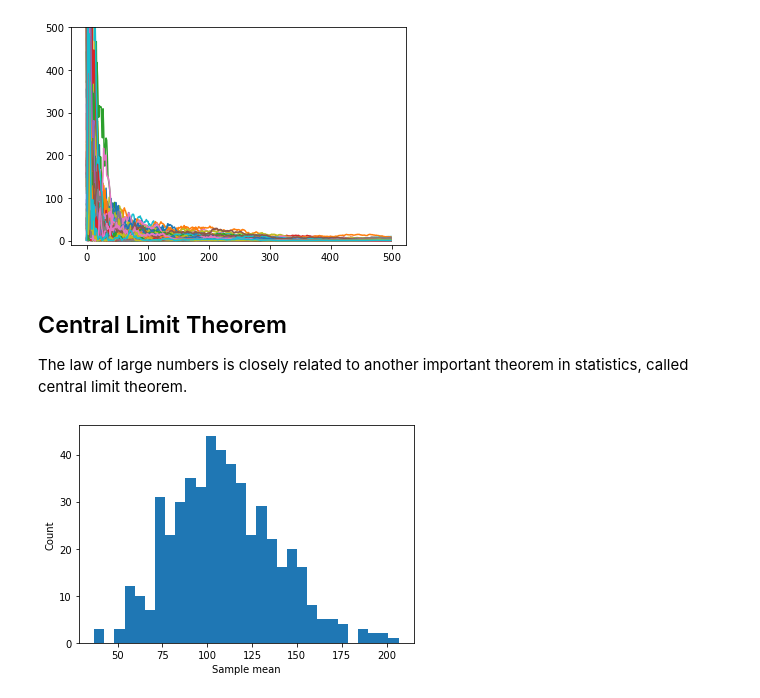
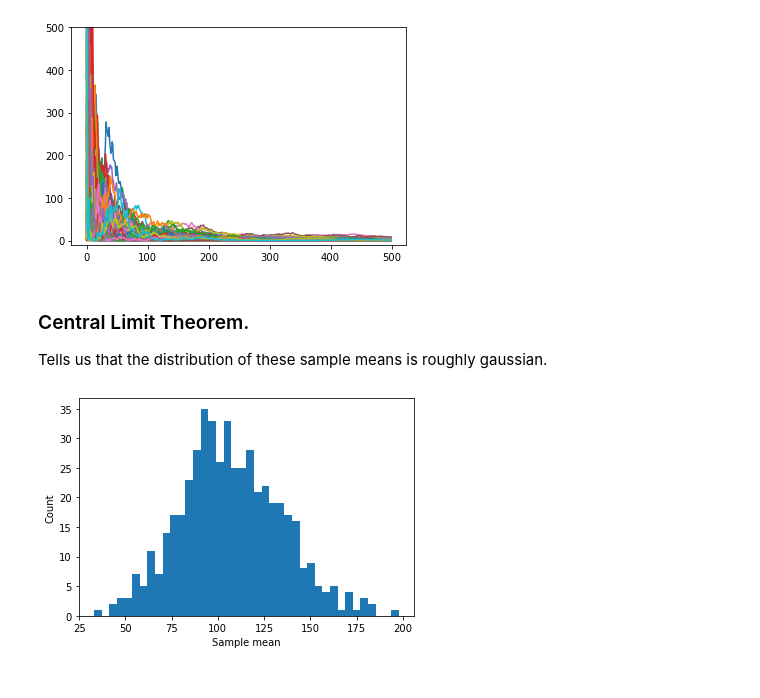
Before and after one commit to umerkang66/python-files, a Jupyter notebook: scientific-projects-python-mike-x-cohen/law-of-large-numbers/main.ipynb, the cells around one changed output. Saved outputs shown, nothing was run; the diff lists cells and outputs as text; code cells hidden in the pictures.

```diff
--- a/scientific-projects-python-mike-x-cohen/law-of-large-numbers/main.ipynb
+++ b/scientific-projects-python-mike-x-cohen/law-of-large-numbers/main.ipynb
@@ -122,41 +68,37 @@ plt.show()
 # %%
 number_of_meta_samples = 100
+cumulative_averages = np.zeros((number_of_meta_samples, number_of_samples))
 
-sample_means = np.zeros(number_of_samples)
-cum_avg = np.zeros((number_of_meta_samples, number_of_samples))
-all_sample_means = np.zeros((number_of_meta_samples, number_of_samples))
+for meta_i in range(number_of_meta_samples):
+    for i in range(number_of_samples):
+        random_indexes = np.random.randint(0, len(population), sample_size)
+
+        total = 0
+        for idx in random_indexes:
+            total += population[idx]
+
+        average = total/50
+        sample_means[i] = average
+
+    # cumulative average divergences
+    temp =  np.cumsum(sample_means) / np.arange(1,number_of_samples+1)
+    cumulative_averages[meta_i, :] = (temp-true_mean)**2
 
 
-for meta_i in range(number_of_meta_samples):
-    for experiment_i in range(number_of_samples):
-        random_sample = np.random.choice(population, size=sample_size)
-        sample_means[experiment_i] = np.mean(random_sample)
-
-        # now get the cumulative average divergencies
-        temp = np.cumsum(sample_means) / np.arange(1, number_of_samples+1)
-        # getting the divergence from the true population mean
-        # add in the columns
-        cum_avg[meta_i,:] = (temp-true_mean)**2
-
-        # store the sample mean
-        all_sample_means[meta_i,:] = sample_means
-
-
-# averages are in the columns, but we need in the rows, so convert the columns into row, transpose it
-plt.plot(cum_avg.T)
+plt.plot(cumulative_averages.T)
 plt.ylim([-10,500])
 plt.show()
 # %% [output]
-[figure, old version]
+[figure, new version]
-# %% [markdown]
-## Central Limit Theorem
-
-The law of large numbers is closely related to another important theorem in statistics, called central limit theorem.
+# %% [markdown]
+### Central Limit Theorem.
+
+Tells us that the distribution of these sample means is roughly gaussian.
 # %%
-plt.hist(sample_means, bins=30)
+plt.hist(sample_means, 40)
 
-plt.xlabel('Sample mean')
-plt.ylabel('Count')
+plt.xlabel("Sample mean")
+plt.ylabel("Count")
 plt.show()
 # %% [output]
-[figure, old version]
+[figure, new version]
```
Also changed, not shown: parts of 15 cells of this notebook, 7 other files.
